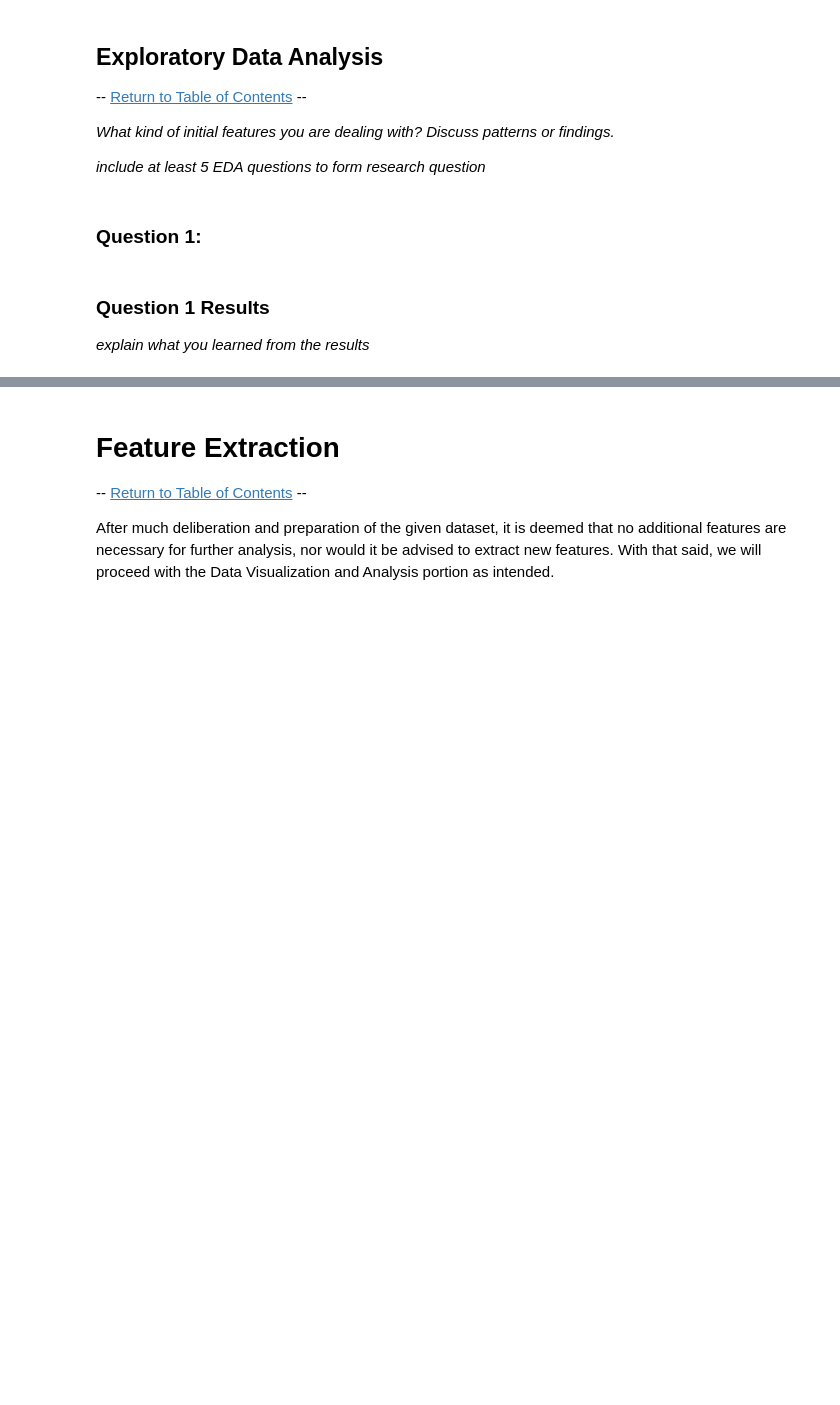
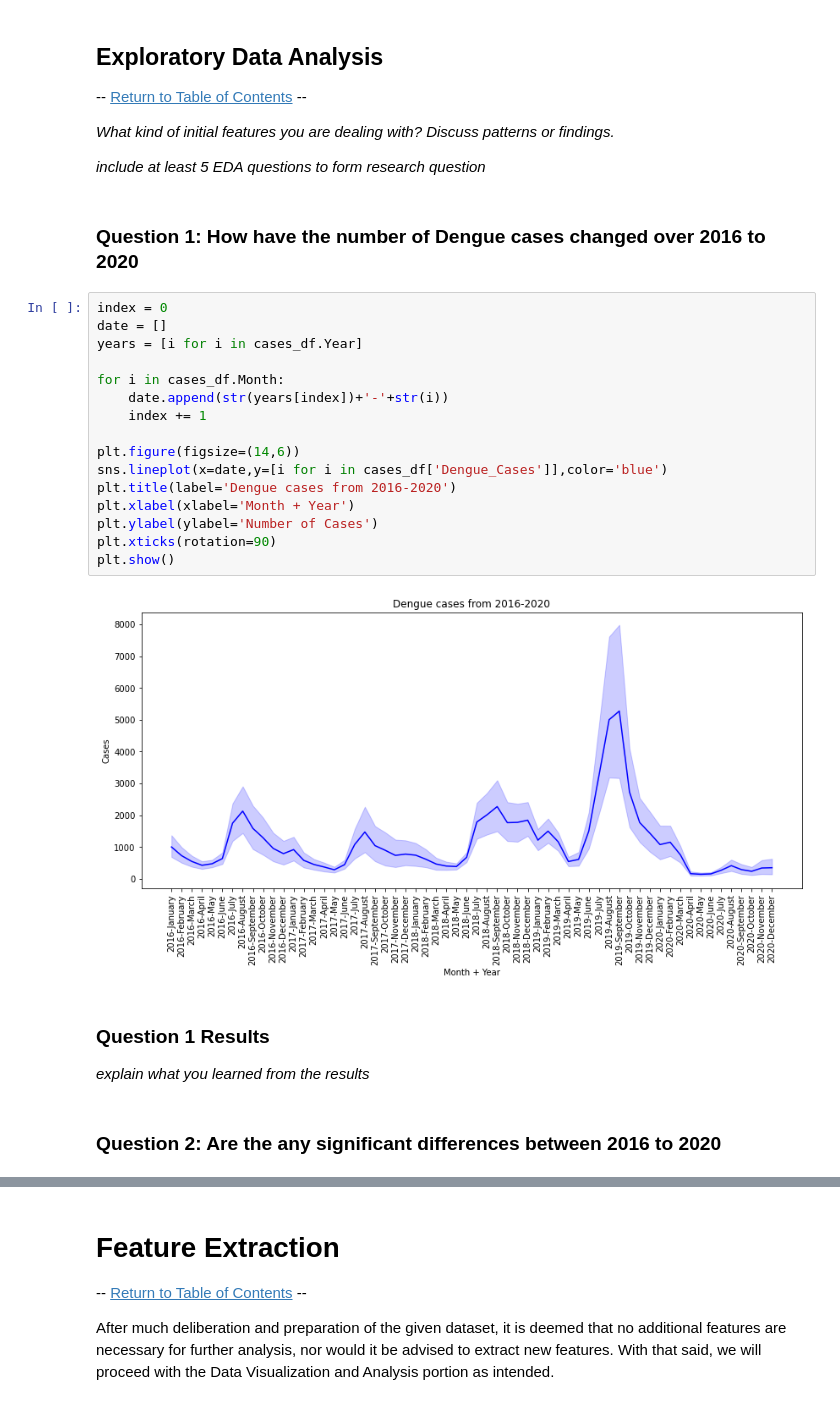
Before and after one commit to lowrainxx/DATA100-FinalProject, a Jupyter notebook: GROUP 2.ipynb, the cells around one changed output, grey strips where cells are left out. Drawn from its saved outputs; the diff is of its cells as text; blank space fills up the shorter version.

```diff
--- a/GROUP 2.ipynb
+++ b/GROUP 2.ipynb
@@ -257,9 +255,29 @@ Now that we have cleaned all columns that will be used for this notebook. We can
 *What kind of initial features you are dealing with? Discuss patterns or findings.*
 
 *include at least 5 EDA questions to form research question*
-# %% [markdown]
-### Question 1:
+# %% [markdown]
+### Question 1: How have the number of Dengue cases changed over 2016 to 2020
+# %%
+index = 0
+date = []
+years = [i for i in cases_df.Year]
+
+for i in cases_df.Month:
+    date.append(str(years[index])+'-'+str(i))
+    index += 1
+
+plt.figure(figsize=(14,6))
+sns.lineplot(x=date,y=[i for i in cases_df['Dengue_Cases']],color='blue')
+plt.title(label='Dengue cases from 2016-2020')
+plt.xlabel(xlabel='Month + Year')
+plt.ylabel(ylabel='Number of Cases')
+plt.xticks(rotation=90)
+plt.show()
+# %% [output]
+[figure, added]
 # %% [markdown]
 ### Question 1 Results
 
 *explain what you learned from the results*
+# %% [markdown]
+### Question 2: Are the any significant differences between 2016 to 2020
```
Also changed, not shown: parts of 7 cells of this notebook.
